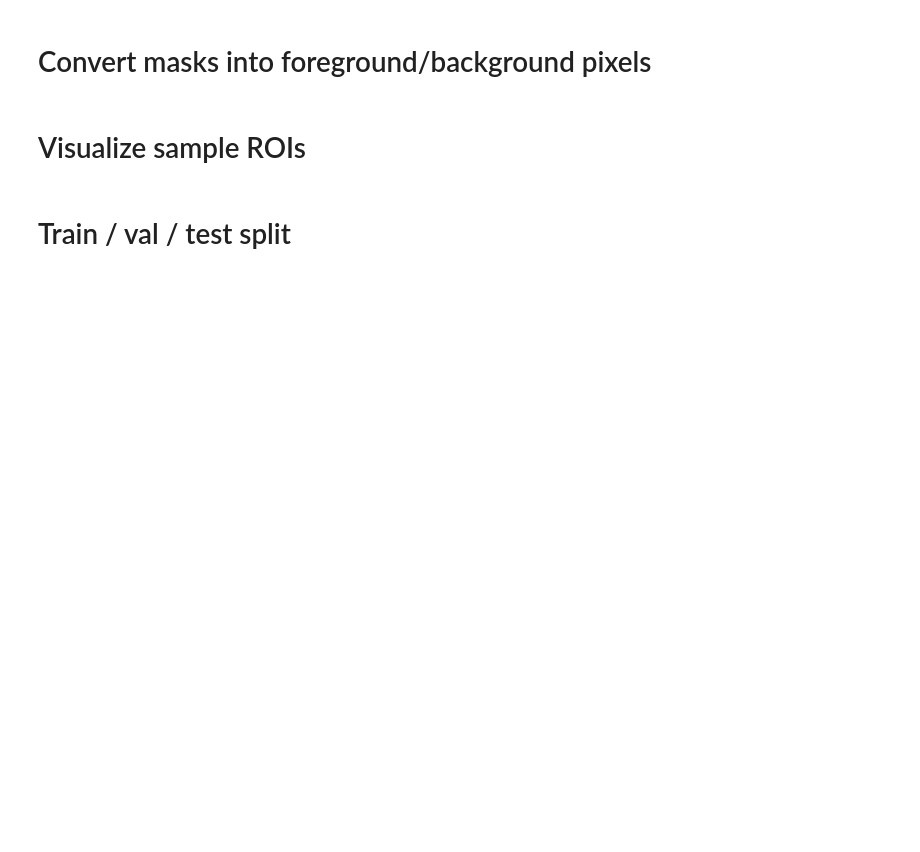
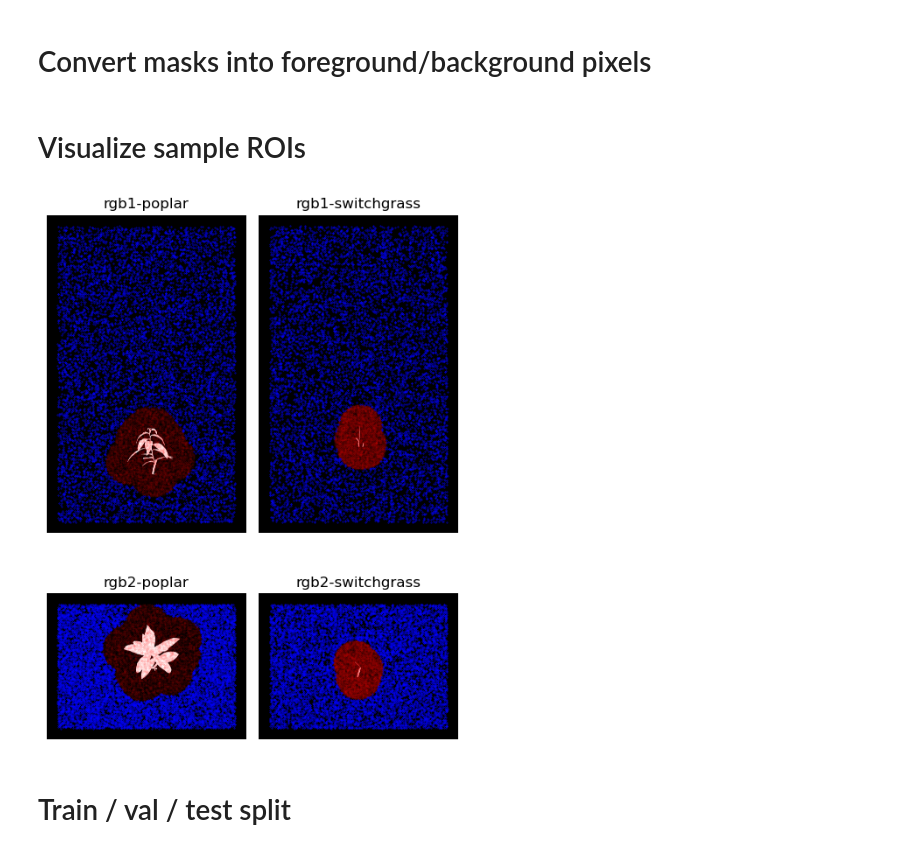
Before and after one commit to jlager/appl-rgb-segmentation, a Jupyter notebook: preprocessing.ipynb, the cells around one changed output. Cells and saved outputs as stored; diff of their text form; code cells hidden in the pictures; blank space fills up the shorter version.

```diff
--- a/preprocessing.ipynb
+++ b/preprocessing.ipynb
@@ -292,7 +296,7 @@ import numpy as np
 import matplotlib.pyplot as plt
 
 # constants
-TILE_SIZE = 448 # 224, 448
+TILE_SIZE = 224 # 224, 448
 RGB1_HEIGHT = 6556
 RGB1_WIDTH = 4104
 RGB2_HEIGHT = 3006
@@ -308,33 +312,35 @@ fig, axs = plt.subplots(2, 2, figsize=(5, 7.5))
 axs = axs.flatten()
 
 # test a mask from each subdirectory
 for i, sub_dir in enumerate(sorted(os.listdir(MASK_PATH))):
 
     # open the mask
     if 'rgb1' in sub_dir:
         w, h = RGB1_WIDTH, RGB1_HEIGHT
     if 'rgb2' in sub_dir:
         w, h = RGB2_WIDTH, RGB2_HEIGHT
     paths = sorted(glob.glob(os.path.join(MASK_PATH, sub_dir, '*' + MASK_EXT)))
     memmap = np.memmap(paths[0], dtype=DTYPE, mode='r', shape=(h, w))
     mask = np.array(memmap)
     del memmap
 
     # open the ROI
     roi_paths = sorted(glob.glob(os.path.join(ROI_PATH, sub_dir, '*' + ROI_EXT)))
     roi = np.load(roi_paths[0])
     f_idx = roi['f_idx']
     b_idx = roi['b_idx']
 
     # plot the mask
     axs[i].imshow(mask, cmap='gray', vmin=0, vmax=1)
     axs[i].scatter(f_idx % w, f_idx // w, s=0.1, c='red', label='foreground', alpha=0.1)
     axs[i].scatter(b_idx % w, b_idx // w, s=0.1, c='blue', label='background', alpha=1)
     axs[i].set_title(f'{sub_dir}')
     axs[i].axis('off')
 
 plt.tight_layout()
 plt.show()
+# %% [output]
+[figure, added]
 # %% [markdown]
 # Train / val / test split
 # %%
```
Also changed, not shown: parts of 3 cells of this notebook.
